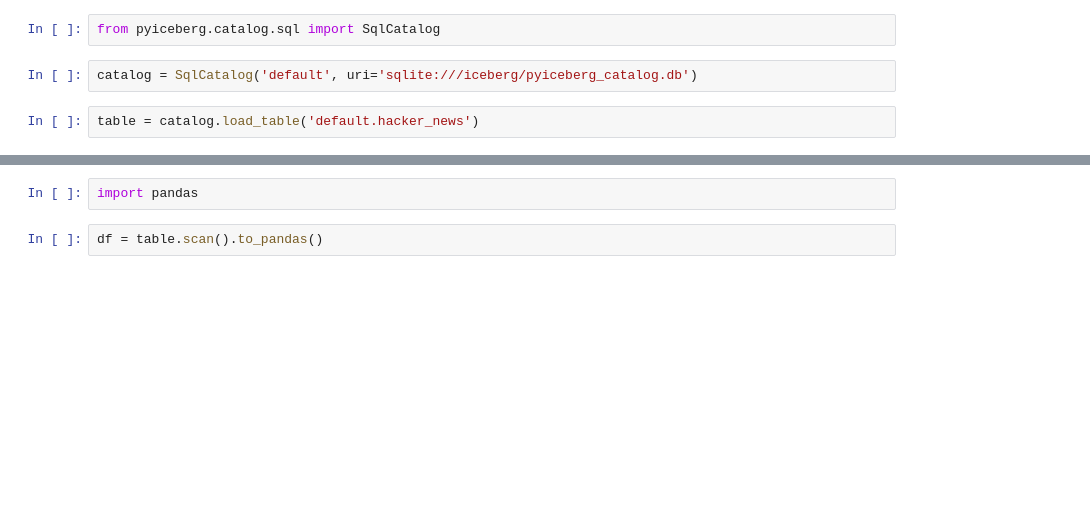
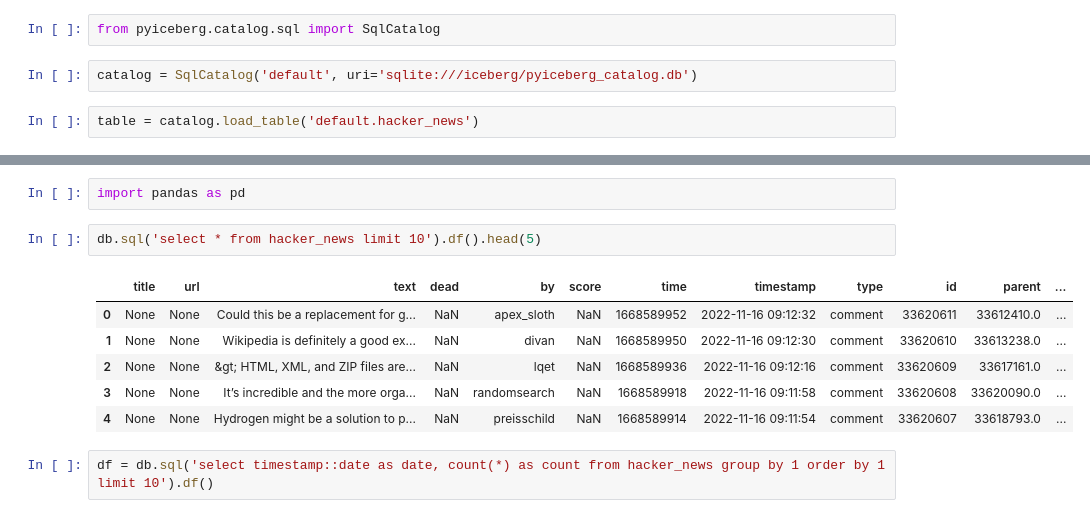
Before and after one commit to sahilng/local-iceberg-demo, a Jupyter notebook: query.ipynb, the cells around one changed output, grey strips where cells are left out. Cells and saved outputs as stored; diff of their text form; blank space fills up the shorter version.

```diff
--- a/query.ipynb
+++ b/query.ipynb
@@ -9,5 +26,14 @@ table = catalog.load_table('default.hacker_news')
 # %%
-import pandas
+import pandas as pd
-# %%
-df = table.scan().to_pandas()
+# %%
+db.sql('select * from hacker_news limit 10').df().head(5)
+# %% [output]
+|  | title | url | text | dead | by | score | time | timestamp | type | id | parent | ... |
+| 0 | None | None | Could this be a replacement for g... | NaN | apex_sloth | NaN | 1668589952 | 2022-11-16 09:12:32 | comment | 33620611 | 33612410.0 | ... |
+| 1 | None | None | Wikipedia is definitely a good ex... | NaN | divan | NaN | 1668589950 | 2022-11-16 09:12:30 | comment | 33620610 | 33613238.0 | ... |
+| 2 | None | None | &gt; HTML, XML, and ZIP files are... | NaN | lqet | NaN | 1668589936 | 2022-11-16 09:12:16 | comment | 33620609 | 33617161.0 | ... |
+| 3 | None | None | It’s incredible and the more orga... | NaN | randomsearch | NaN | 1668589918 | 2022-11-16 09:11:58 | comment | 33620608 | 33620090.0 | ... |
+| 4 | None | None | Hydrogen might be a solution to p... | NaN | preisschild | NaN | 1668589914 | 2022-11-16 09:11:54 | comment | 33620607 | 33618793.0 | ... |
+# %%
+df = db.sql('select timestamp::date as date, count(*) as count from hacker_news group by 1 order by 1 limit 10').df()
 # %%
```
Also changed, not shown: parts of 8 cells of this notebook.
